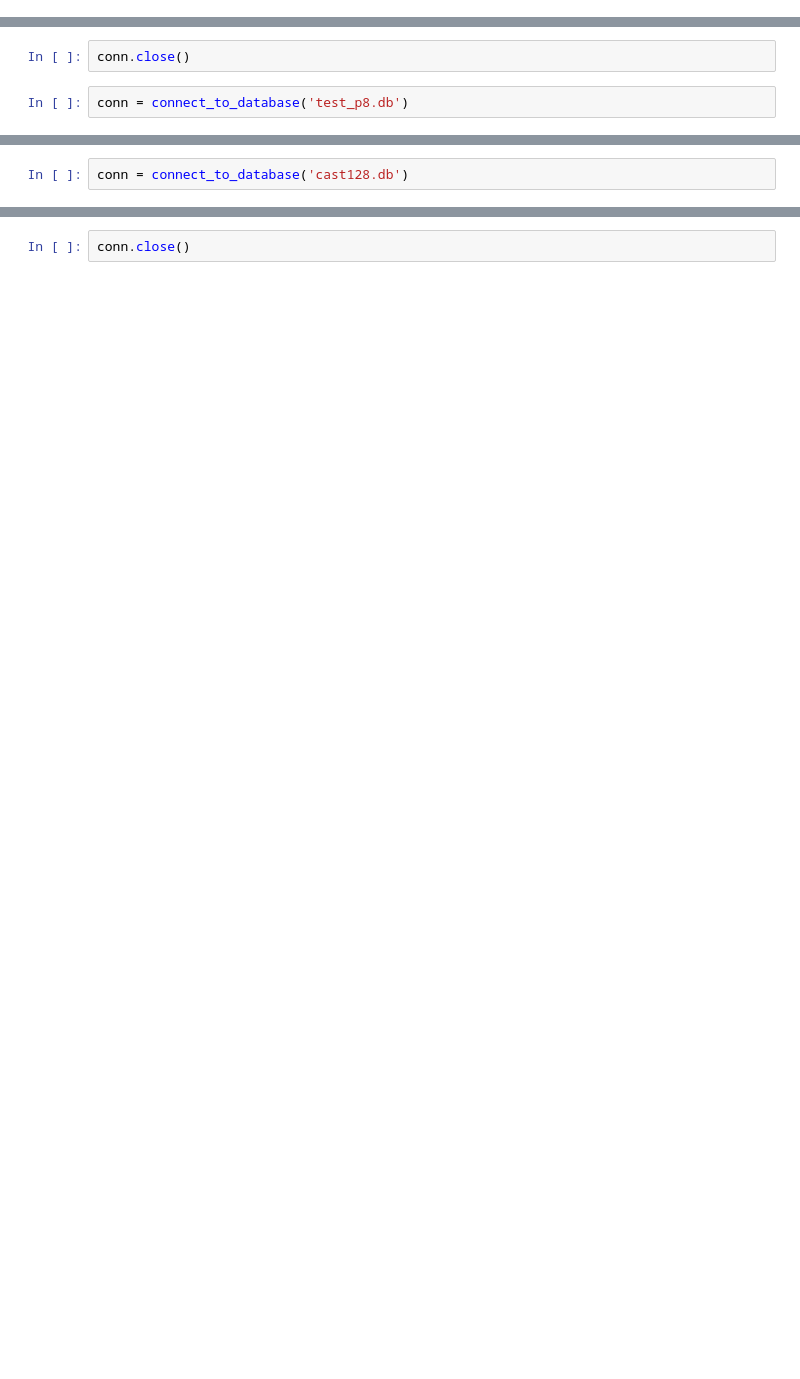
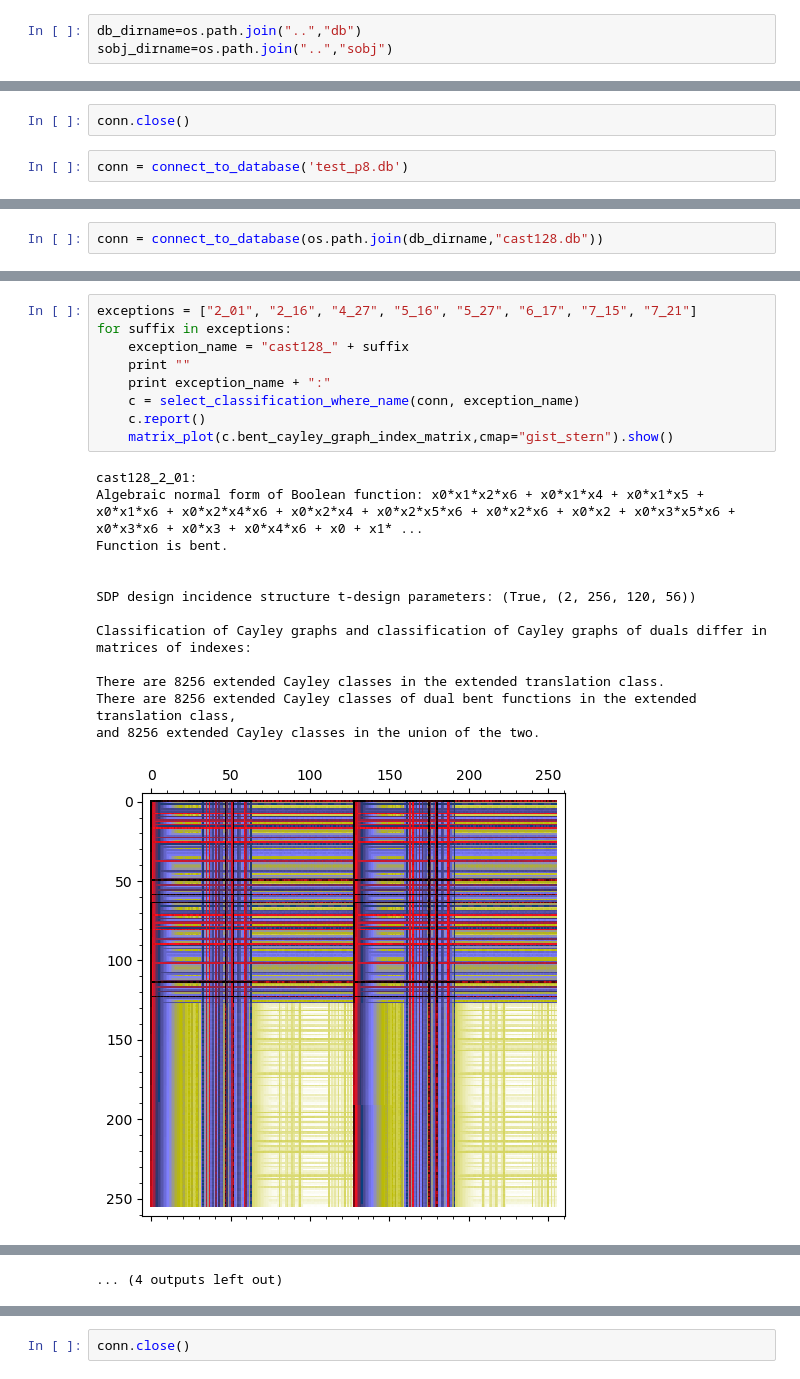
Before and after one commit to penguian/Boolean-Cayley-graphs, a Jupyter notebook: sage-code/test_sqlite3_classification_database_prototypes.ipynb, the cells around one changed output, grey strips where cells are left out. Cells and saved outputs as stored; diff of their text form; blank space fills up the shorter version.

```diff
--- a/sage-code/test_sqlite3_classification_database_prototypes.ipynb
+++ b/sage-code/test_sqlite3_classification_database_prototypes.ipynb
@@ -5,6 +6,9 @@ import sqlite3
 from boolean_cayley_graphs.bent_function import BentFunction
 from boolean_cayley_graphs.classification_database_sqlite3 import *
 from boolean_cayley_graphs.bent_function_cayley_graph_classification import BentFunctionCayleyGraphClassification
+# %%
+db_dirname=os.path.join("..","db")
+sobj_dirname=os.path.join("..","sobj")
 # %%
 rm -f test_p6.db
 # %%
@@ -263,4 +237,4 @@ p8_6 3 24 16384
 p8_5 8 25 16384
 p8_6 4 25 16384
 # %%
-conn = connect_to_database('cast128.db')
+conn = connect_to_database(os.path.join(db_dirname,"cast128.db"))
@@ -266,0 +265,23 @@ conn = connect_to_database('cast128.db')
+# %%
+exceptions = ["2_01", "2_16", "4_27", "5_16", "5_27", "6_17", "7_15", "7_21"]
+for suffix in exceptions:
+    exception_name = "cast128_" + suffix
+    print ""
+    print exception_name + ":"
+    c = select_classification_where_name(conn, exception_name)
+    c.report()
+    matrix_plot(c.bent_cayley_graph_index_matrix,cmap="gist_stern").show()
+# %% [output]
+cast128_2_01:
+Algebraic normal form of Boolean function: x0*x1*x2*x6 + x0*x1*x4 + x0*x1*x5 + x0*x1*x6 + x0*x2*x4*x6 + x0*x2*x4 + x0*x2*x5*x6 + x0*x2*x6 + x0*x2 + x0*x3*x5*x6 + x0*x3*x6 + x0*x3 + x0*x4*x6 + x0 + x1* ...
+Function is bent.
+
+
+SDP design incidence structure t-design parameters: (True, (2, 256, 120, 56))
+
+Classification of Cayley graphs and classification of Cayley graphs of duals differ in matrices of indexes:
+
+There are 8256 extended Cayley classes in the extended translation class.
+There are 8256 extended Cayley classes of dual bent functions in the extended translation class,
+and 8256 extended Cayley classes in the union of the two.
+[figure, added]
@@ -266,0 +353 @@ conn = connect_to_database('cast128.db')
+... (4 outputs left out)
```
Also changed, not shown: parts of 25 cells of this notebook, 7 other files.
